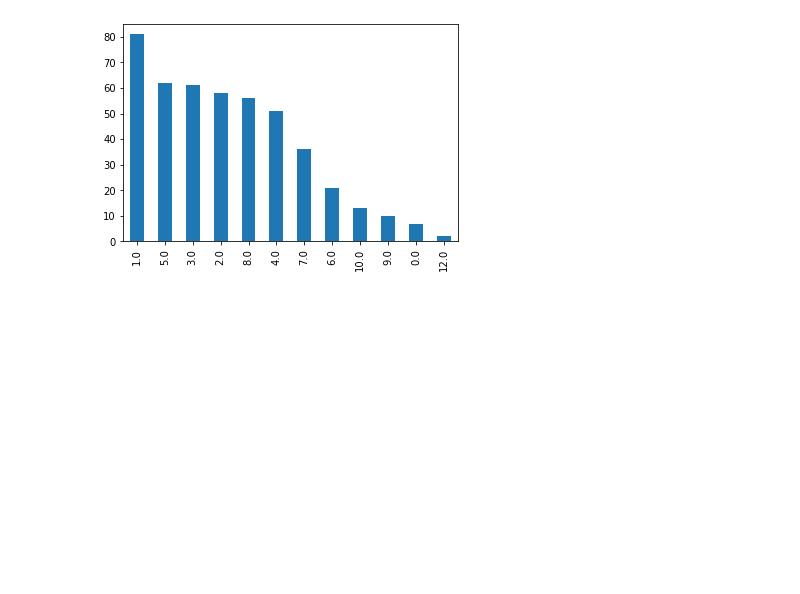
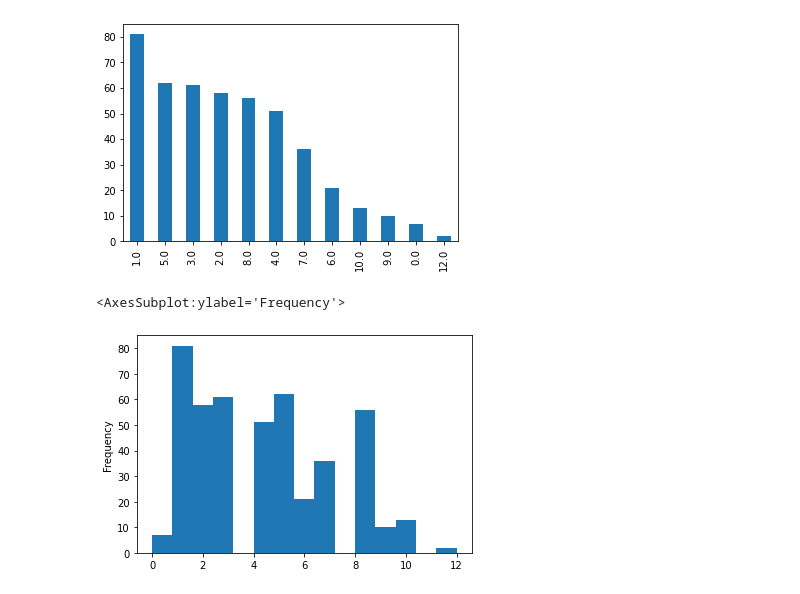
Before and after one commit to justinrds2001/DataScienceRepo, a Jupyter notebook: assignment6.ipynb, the cells around one changed output. Saved outputs shown, nothing was run; the diff lists cells and outputs as text; code cells hidden in the pictures; blank space fills up the shorter version.

```diff
--- a/assignment6.ipynb
+++ b/assignment6.ipynb
@@ -38,3 +43,8 @@ dt["Pendulum Scale"].value_counts().plot(kind="bar")
 # %% [output]
 <AxesSubplot:>
 [figure]
+# %%
+dt["Pendulum Scale"].plot(kind="hist", bins=15)
+# %% [output]
+<AxesSubplot:ylabel='Frequency'>
+[figure, added]
```
Also changed, not shown: parts of 5 cells of this notebook, 2 other files.
